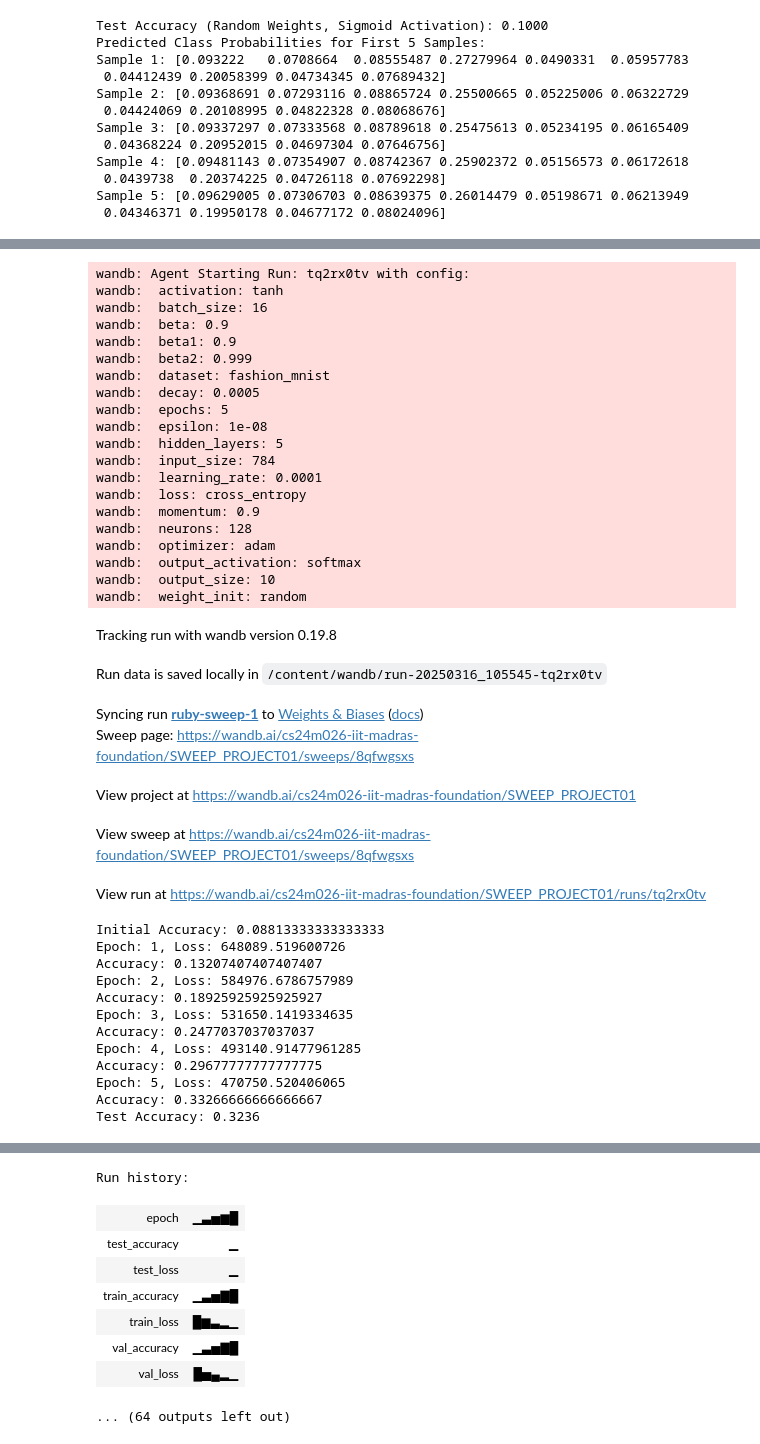
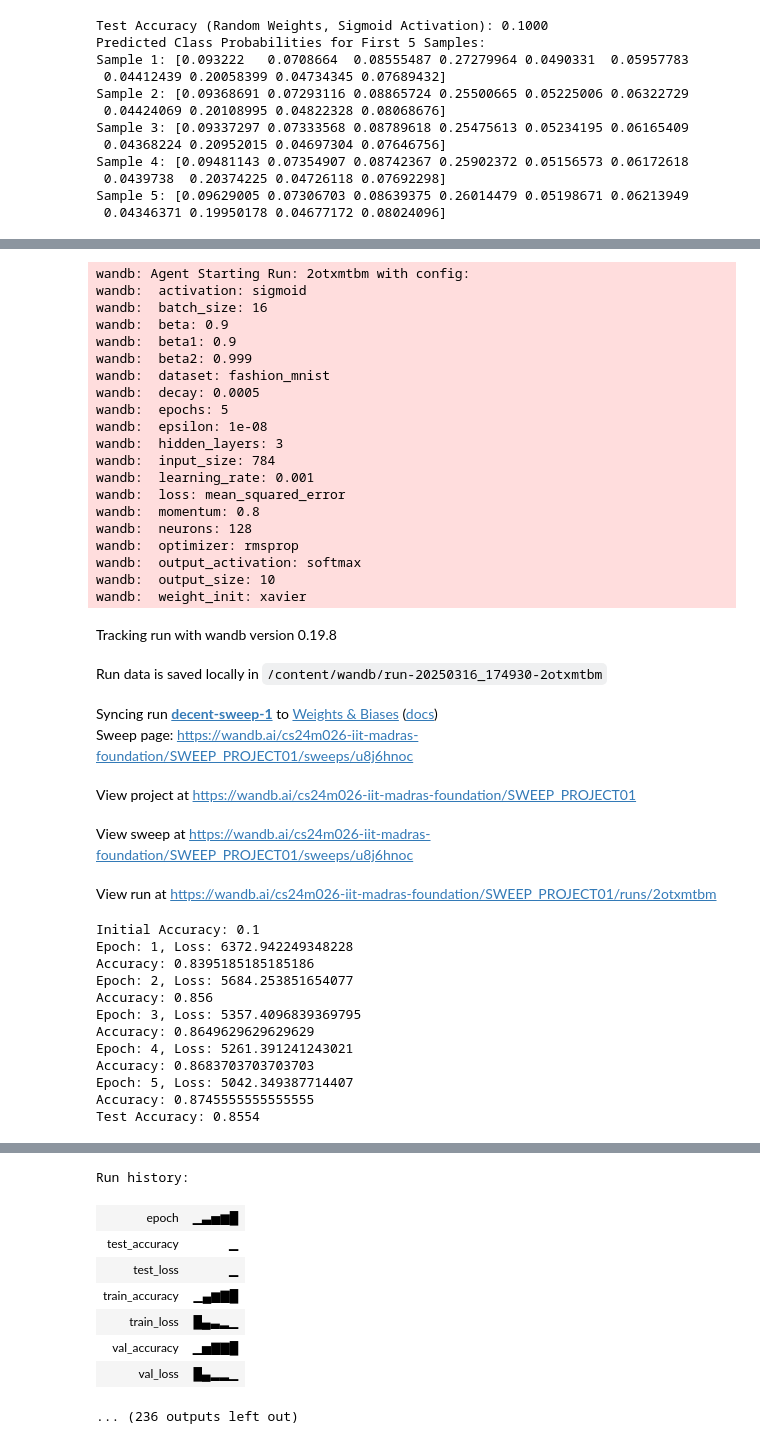
Before and after one commit to mukunthans/DeepLearningA1, a Jupyter notebook: DLassignment1.ipynb, the cells around one changed output, grey strips where cells are left out. Cells and saved outputs as stored; diff of their text form; code cells hidden in the pictures.

Commit message:
Done running sweeps for mean squared error

```diff
--- a/DLassignment1.ipynb
+++ b/DLassignment1.ipynb
@@ -419,7 +419,7 @@ def loss_func(loss_type, y, y_pred):
 
 sweep_configuration = {
     'method': 'random',
-    'name': 'fashion_mnist_sweep',
+    'name': 'fashion_mnist_sweep_squared_error',
     'metric': {
         'goal': 'maximize',
         'name': 'val_accuracy'
@@ -437,7 +437,7 @@ sweep_configuration = {
         'momentum': {'values': [0.7, 0.8, 0.9]},
         'input_size': {'value': 784},
         'output_size': {'value': 10},
-        'loss': {'value': 'cross_entropy'},
+        'loss': {'value': 'mean_squared_error'},
         'beta': {'value': 0.9},
         'beta1': {'value': 0.9},
         'beta2': {'value': 0.999},
@@ -666,6 +666,6 @@ def train_sweep():
 
 wandb.login()
 wandb_id = wandb.sweep(sweep_configuration, project="SWEEP_PROJECT01")
-wandb.agent(wandb_id, function=train_sweep, count=5)
+wandb.agent(wandb_id, function=train_sweep, count=50)
 wandb.finish()
 # %% [output]
@@ -674,49 +674,49 @@ Sweep URL: https://wandb.ai/cs24m026-iit-madras-foundation/SWEEP_PROJECT01/sweep
-wandb: Agent Starting Run: tq2rx0tv with config:
-wandb:  activation: tanh
+wandb: Agent Starting Run: 2otxmtbm with config:
+wandb:  activation: sigmoid
 wandb:  batch_size: 16
 wandb:  beta: 0.9
 wandb:  beta1: 0.9
 wandb:  beta2: 0.999
 wandb:  dataset: fashion_mnist
 wandb:  decay: 0.0005
 wandb:  epochs: 5
 wandb:  epsilon: 1e-08
-wandb:  hidden_layers: 5
+wandb:  hidden_layers: 3
 wandb:  input_size: 784
-wandb:  learning_rate: 0.0001
-wandb:  loss: cross_entropy
-wandb:  momentum: 0.9
+wandb:  learning_rate: 0.001
+wandb:  loss: mean_squared_error
+wandb:  momentum: 0.8
 wandb:  neurons: 128
-wandb:  optimizer: adam
+wandb:  optimizer: rmsprop
 wandb:  output_activation: softmax
 wandb:  output_size: 10
-wandb:  weight_init: random
+wandb:  weight_init: xavier
 Tracking run with wandb version 0.19.8
-Run data is saved locally in /content/wandb/run-20250316_105545-tq2rx0tv
+Run data is saved locally in /content/wandb/run-20250316_174930-2otxmtbm
-Syncing run ruby-sweep-1 to Weights & Biases (docs)
-Sweep page: https://wandb.ai/cs24m026-iit-madras-foundation/SWEEP_PROJECT01/sweeps/8qfwgsxs
+Syncing run decent-sweep-1 to Weights & Biases (docs)
+Sweep page: https://wandb.ai/cs24m026-iit-madras-foundation/SWEEP_PROJECT01/sweeps/u8j6hnoc
 View project at https://wandb.ai/cs24m026-iit-madras-foundation/SWEEP_PROJECT01
-View sweep at https://wandb.ai/cs24m026-iit-madras-foundation/SWEEP_PROJECT01/sweeps/8qfwgsxs
+View sweep at https://wandb.ai/cs24m026-iit-madras-foundation/SWEEP_PROJECT01/sweeps/u8j6hnoc
-View run at https://wandb.ai/cs24m026-iit-madras-foundation/SWEEP_PROJECT01/runs/tq2rx0tv
+View run at https://wandb.ai/cs24m026-iit-madras-foundation/SWEEP_PROJECT01/runs/2otxmtbm
-Initial Accuracy: 0.08813333333333333
-Epoch: 1, Loss: 648089.519600726
-Accuracy: 0.13207407407407407
-Epoch: 2, Loss: 584976.6786757989
-Accuracy: 0.18925925925925927
-Epoch: 3, Loss: 531650.1419334635
-Accuracy: 0.2477037037037037
-Epoch: 4, Loss: 493140.91477961285
-Accuracy: 0.29677777777777775
-Epoch: 5, Loss: 470750.520406065
-Accuracy: 0.33266666666666667
-Test Accuracy: 0.3236
+Initial Accuracy: 0.1
+Epoch: 1, Loss: 6372.942249348228
+Accuracy: 0.8395185185185186
+Epoch: 2, Loss: 5684.253851654077
+Accuracy: 0.856
+Epoch: 3, Loss: 5357.4096839369795
+Accuracy: 0.8649629629629629
+Epoch: 4, Loss: 5261.391241243021
+Accuracy: 0.8683703703703703
+Epoch: 5, Loss: 5042.349387714407
+Accuracy: 0.8745555555555555
+Test Accuracy: 0.8554
 [interactive output not drawn]
 Run history:
 | epoch | ▁▃▅▆█ |
 | test_accuracy | ▁ |
 | test_loss | ▁ |
-| train_accuracy | ▁▃▅▇█ |
-| train_loss | █▆▃▂▁ |
-| val_accuracy | ▁▃▅▇█ |
-| val_loss | █▅▄▂▁ |
+| train_accuracy | ▁▄▆▇█ |
+| train_loss | █▄▃▂▁ |
+| val_accuracy | ▁▅▇▇█ |
+| val_loss | █▄▂▂▁ |
-... (64 outputs left out)
+... (236 outputs left out)
```
Also changed, not shown: parts of 1 cell of this notebook.
